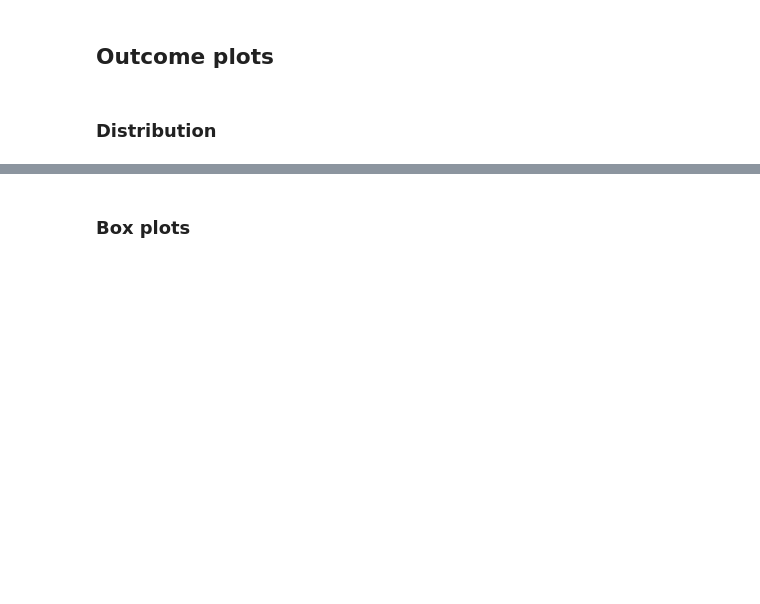
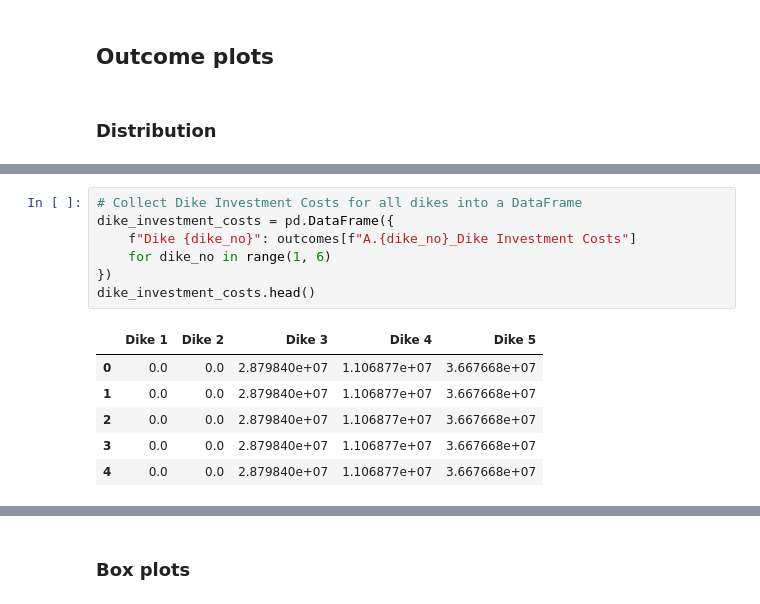
Before and after one commit to movephutthaphaiboon/epa141a-flood-policy-optimization-overijssel, a Jupyter notebook: final assignment/2_QuickTestPolicy_MultiScenario.ipynb, the cells around one changed output, grey strips where cells are left out. Drawn from its saved outputs; the diff is of its cells as text; blank space fills up the shorter version.

```diff
--- a/final assignment/2_QuickTestPolicy_MultiScenario.ipynb
+++ b/final assignment/2_QuickTestPolicy_MultiScenario.ipynb
@@ -190,4 +194,18 @@ print("Figure 2: Histograms of disaggregated outcomes for all dikes in log scale
 Figure 2: Histograms of disaggregated outcomes for all dikes in log scale.
+# %%
+# Collect Dike Investment Costs for all dikes into a DataFrame
+dike_investment_costs = pd.DataFrame({
+	f"Dike {dike_no}": outcomes[f"A.{dike_no}_Dike Investment Costs"]
+	for dike_no in range(1, 6)
+})
+dike_investment_costs.head()
+# %% [output]
+|  | Dike 1 | Dike 2 | Dike 3 | Dike 4 | Dike 5 |
+| 0 | 0.0 | 0.0 | 2.879840e+07 | 1.106877e+07 | 3.667668e+07 |
+| 1 | 0.0 | 0.0 | 2.879840e+07 | 1.106877e+07 | 3.667668e+07 |
+| 2 | 0.0 | 0.0 | 2.879840e+07 | 1.106877e+07 | 3.667668e+07 |
+| 3 | 0.0 | 0.0 | 2.879840e+07 | 1.106877e+07 | 3.667668e+07 |
+| 4 | 0.0 | 0.0 | 2.879840e+07 | 1.106877e+07 | 3.667668e+07 |
 # %%
 fig, axes = plt.subplots(1, 2, figsize=(16, 4))
 
```
Also changed, not shown: parts of 9 cells of this notebook.
